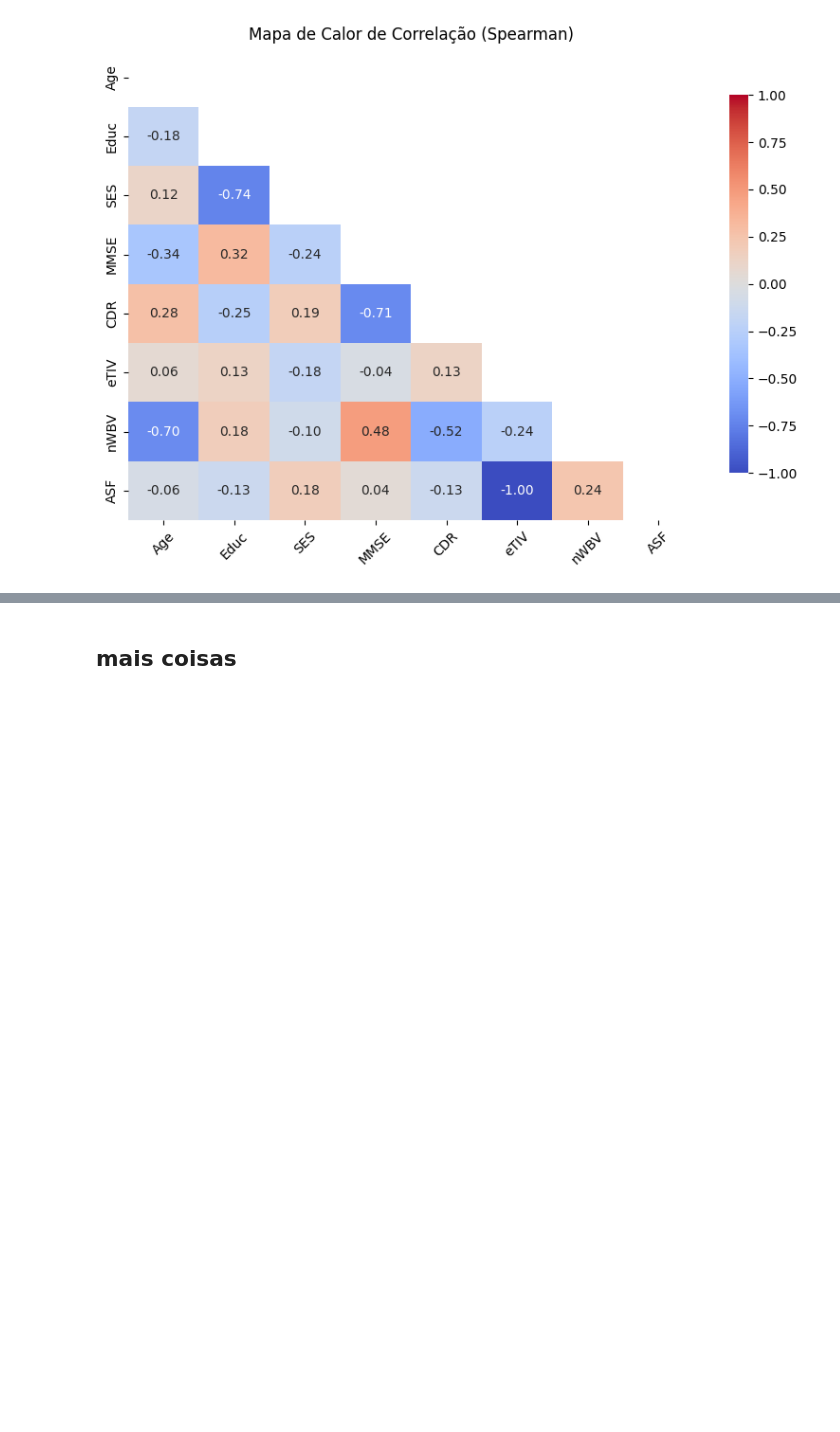
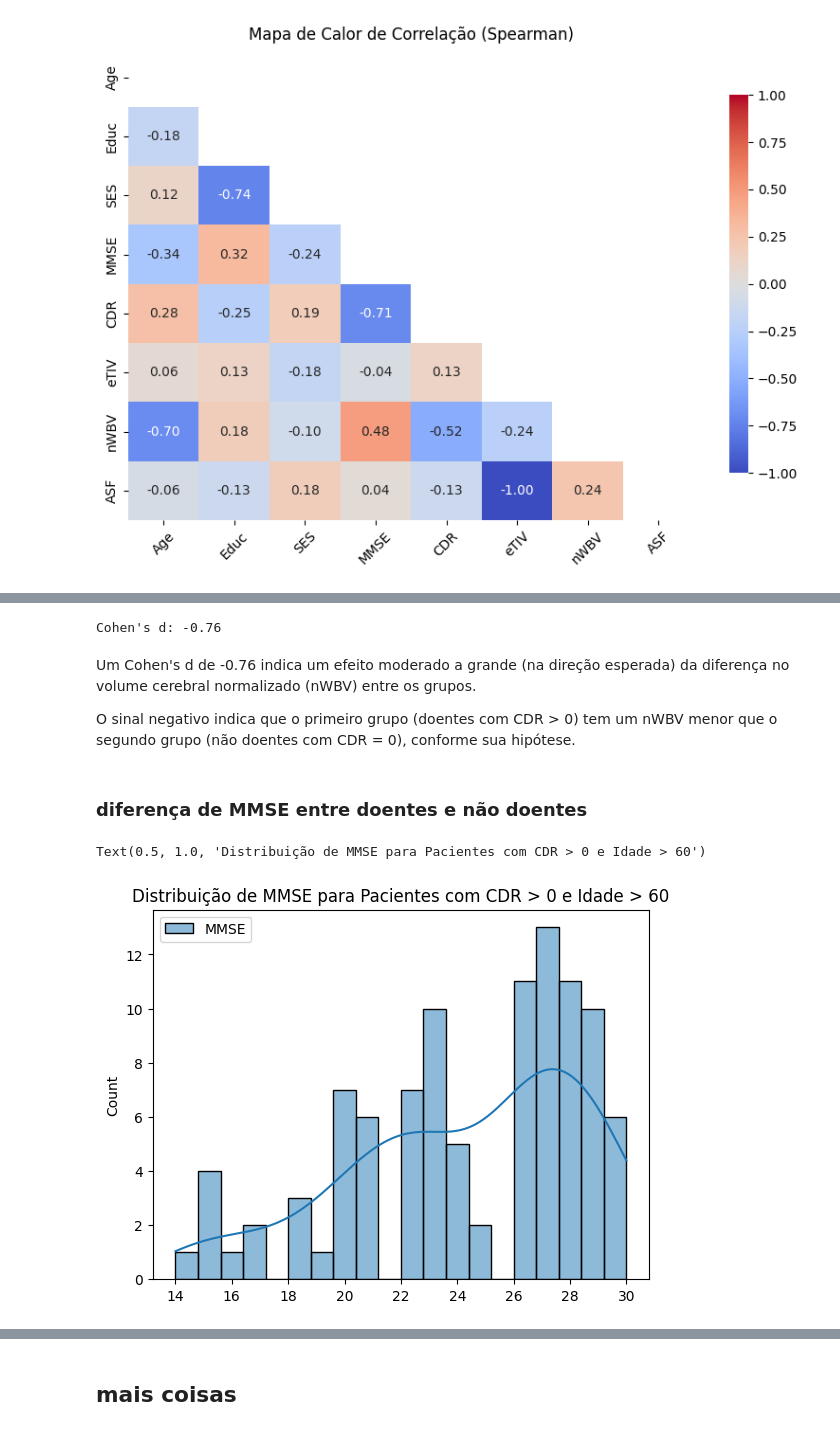
Before and after one commit to Joangopa/datascienceforneuro, a Jupyter notebook: testes.ipynb, the cells around one changed output, grey strips where cells are left out. Cells and saved outputs as stored; diff of their text form; code cells hidden in the pictures; blank space fills up the shorter version.

```diff
--- a/testes.ipynb
+++ b/testes.ipynb
@@ -259,0 +321,29 @@ plt.show()
+# %%
+# Exemplo de cálculo de Cohen's d (se usar teste t)
+import numpy as np
+
+def cohens_d(x, y):
+    nx = len(x)
+    ny = len(y)
+    dof = nx + ny - 2
+    pooled_std = np.sqrt(((nx-1)*np.std(x, ddof=1)**2 + (ny-1)*np.std(y, ddof=1)**2) / dof)
+    return (np.mean(x) - np.mean(y)) / pooled_std
+
+d = cohens_d(nwbv_doentes_maiores_60['nWBV'], nwbv_nao_doentes_maiores_60['nWBV'])
+print(f"Cohen's d: {d:.2f}")
+# %% [output]
+Cohen's d: -0.76
+# %% [markdown]
+Um Cohen's d de -0.76 indica um efeito moderado a grande (na direção esperada) da diferença no volume cerebral normalizado (nWBV) entre os grupos.
+
+O sinal negativo indica que o primeiro grupo (doentes com CDR > 0) tem um nWBV menor que o segundo grupo (não doentes com CDR = 0), conforme sua hipótese.
+# %% [markdown]
+### diferença de  MMSE entre doentes e não doentes
+# %%
+mmse_doentes_maiores_60 = data.loc[(data['Age'] > 60) & (data['CDR'] >0), ['MMSE']].reset_index(drop=True)
+
+sns.histplot(mmse_doentes_maiores_60, bins=20, kde=True, color='blue')
+plt.title('Distribuição de MMSE para Pacientes com CDR > 0 e Idade > 60')
+# %% [output]
+Text(0.5, 1.0, 'Distribuição de MMSE para Pacientes com CDR > 0 e Idade > 60')
+[figure, added]
```
Also changed, not shown: parts of 47 cells of this notebook, 13 other files.
